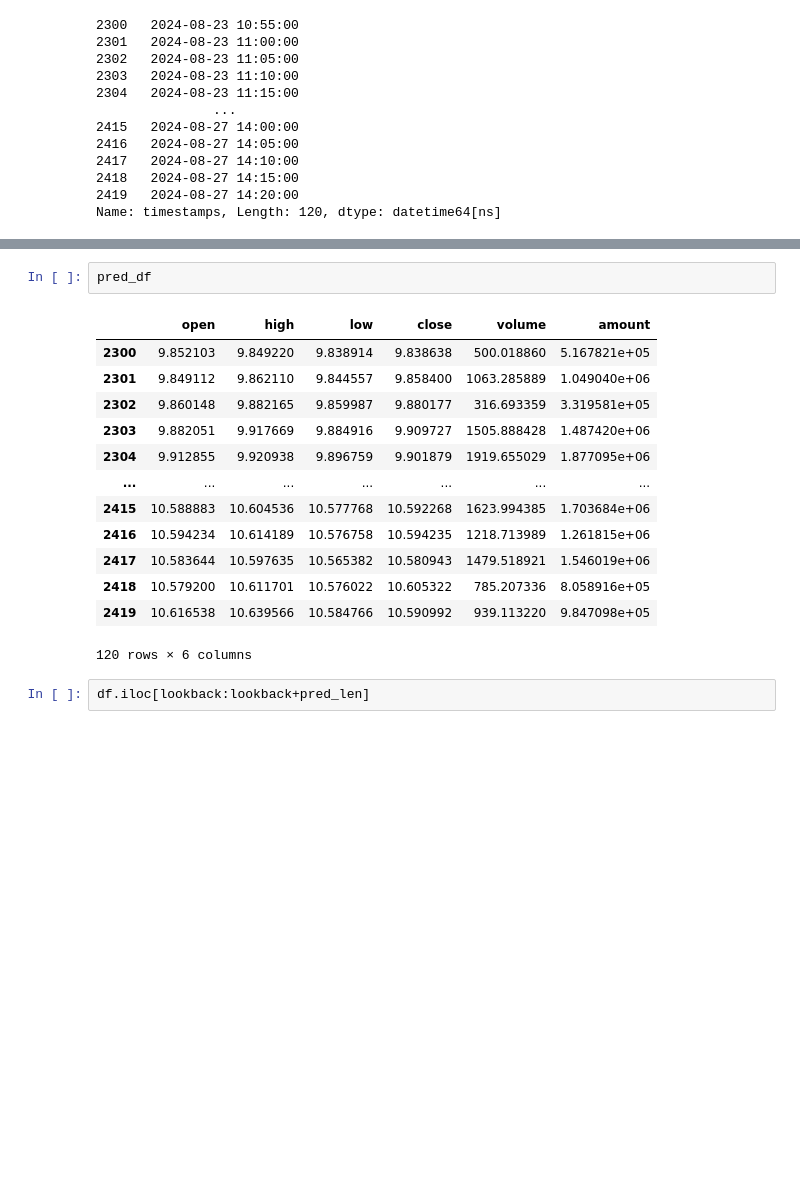
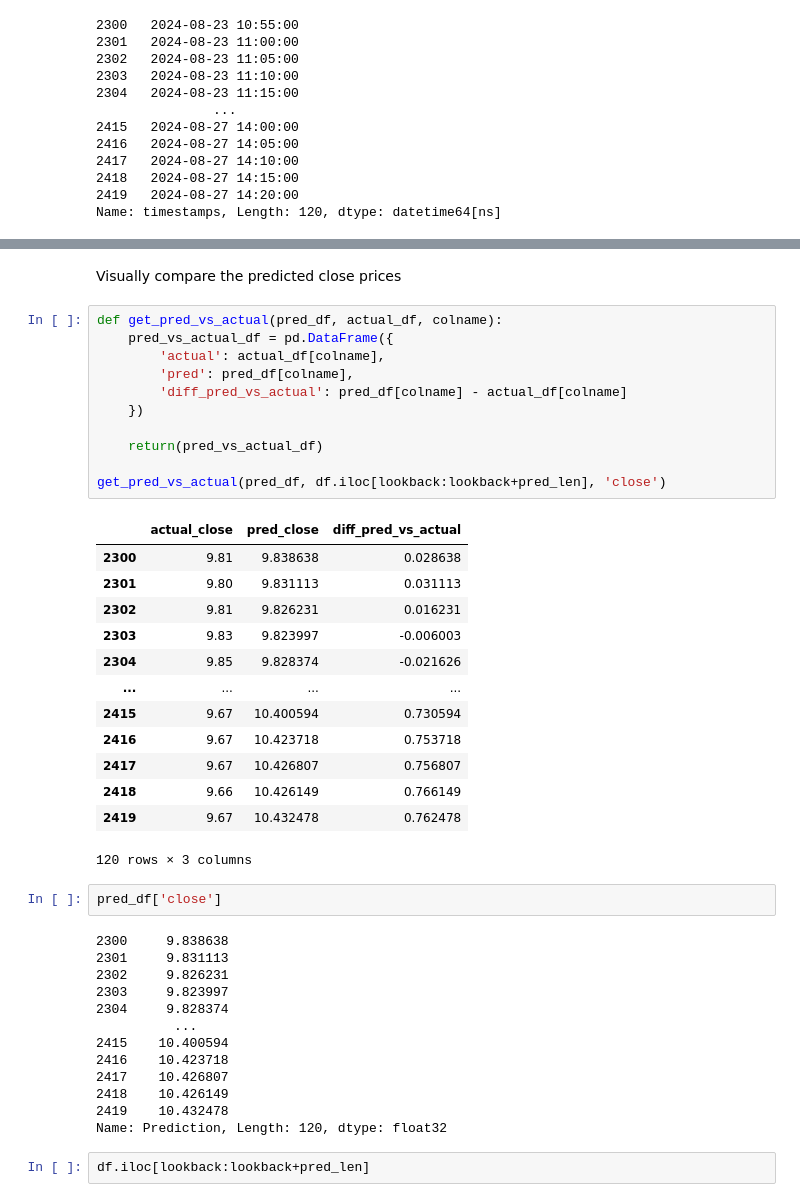
Before and after one commit to bwv988/ai_scratch, a Jupyter notebook: notebooks/kronos/kronos_tests.ipynb, the cells around one changed output, grey strips where cells are left out. Saved outputs shown, nothing was run; the diff lists cells and outputs as text; blank space fills up the shorter version.

```diff
--- a/notebooks/kronos/kronos_tests.ipynb
+++ b/notebooks/kronos/kronos_tests.ipynb
@@ -241,19 +242,45 @@ timestamps
+# %% [markdown]
+Visually compare the predicted close prices
+# %%
+def get_pred_vs_actual(pred_df, actual_df, colname):
+    pred_vs_actual_df = pd.DataFrame({
+        'actual': actual_df[colname],
+        'pred': pred_df[colname],
+        'diff_pred_vs_actual': pred_df[colname] - actual_df[colname]
+    })
+
+    return(pred_vs_actual_df)
+
+get_pred_vs_actual(pred_df, df.iloc[lookback:lookback+pred_len], 'close')
+# %% [output]
+|  | actual_close | pred_close | diff_pred_vs_actual |
+| 2300 | 9.81 | 9.838638 | 0.028638 |
+| 2301 | 9.80 | 9.831113 | 0.031113 |
+| 2302 | 9.81 | 9.826231 | 0.016231 |
+| 2303 | 9.83 | 9.823997 | -0.006003 |
+| 2304 | 9.85 | 9.828374 | -0.021626 |
+| ... | ... | ... | ... |
+| 2415 | 9.67 | 10.400594 | 0.730594 |
+| 2416 | 9.67 | 10.423718 | 0.753718 |
+| 2417 | 9.67 | 10.426807 | 0.756807 |
+| 2418 | 9.66 | 10.426149 | 0.766149 |
+| 2419 | 9.67 | 10.432478 | 0.762478 |
+120 rows × 3 columns
 # %%
-pred_df
+pred_df['close']
 # %% [output]
-|  | open | high | low | close | volume | amount |
-| 2300 | 9.852103 | 9.849220 | 9.838914 | 9.838638 | 500.018860 | 5.167821e+05 |
-| 2301 | 9.849112 | 9.862110 | 9.844557 | 9.858400 | 1063.285889 | 1.049040e+06 |
-| 2302 | 9.860148 | 9.882165 | 9.859987 | 9.880177 | 316.693359 | 3.319581e+05 |
-| 2303 | 9.882051 | 9.917669 | 9.884916 | 9.909727 | 1505.888428 | 1.487420e+06 |
-| 2304 | 9.912855 | 9.920938 | 9.896759 | 9.901879 | 1919.655029 | 1.877095e+06 |
-| ... | ... | ... | ... | ... | ... | ... |
-| 2415 | 10.588883 | 10.604536 | 10.577768 | 10.592268 | 1623.994385 | 1.703684e+06 |
-| 2416 | 10.594234 | 10.614189 | 10.576758 | 10.594235 | 1218.713989 | 1.261815e+06 |
-| 2417 | 10.583644 | 10.597635 | 10.565382 | 10.580943 | 1479.518921 | 1.546019e+06 |
-| 2418 | 10.579200 | 10.611701 | 10.576022 | 10.605322 | 785.207336 | 8.058916e+05 |
-| 2419 | 10.616538 | 10.639566 | 10.584766 | 10.590992 | 939.113220 | 9.847098e+05 |
-120 rows × 6 columns
+2300     9.838638
+2301     9.831113
+2302     9.826231
+2303     9.823997
+2304     9.828374
+          ...
+2415    10.400594
+2416    10.423718
+2417    10.426807
+2418    10.426149
+2419    10.432478
+Name: Prediction, Length: 120, dtype: float32
 # %%
 df.iloc[lookback:lookback+pred_len]
 # %% [output]
```
Also changed, not shown: parts of 7 cells of this notebook, 3 other files.
